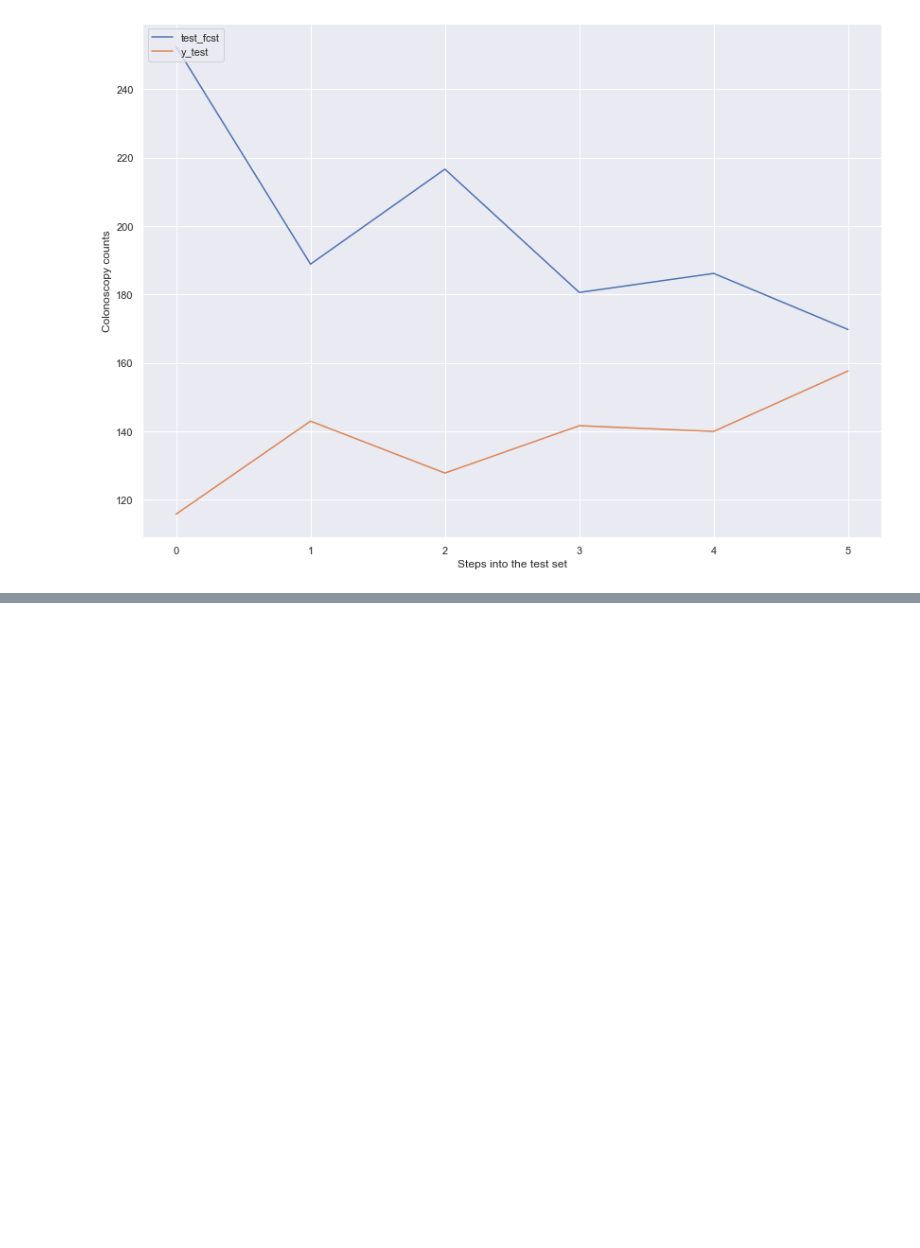
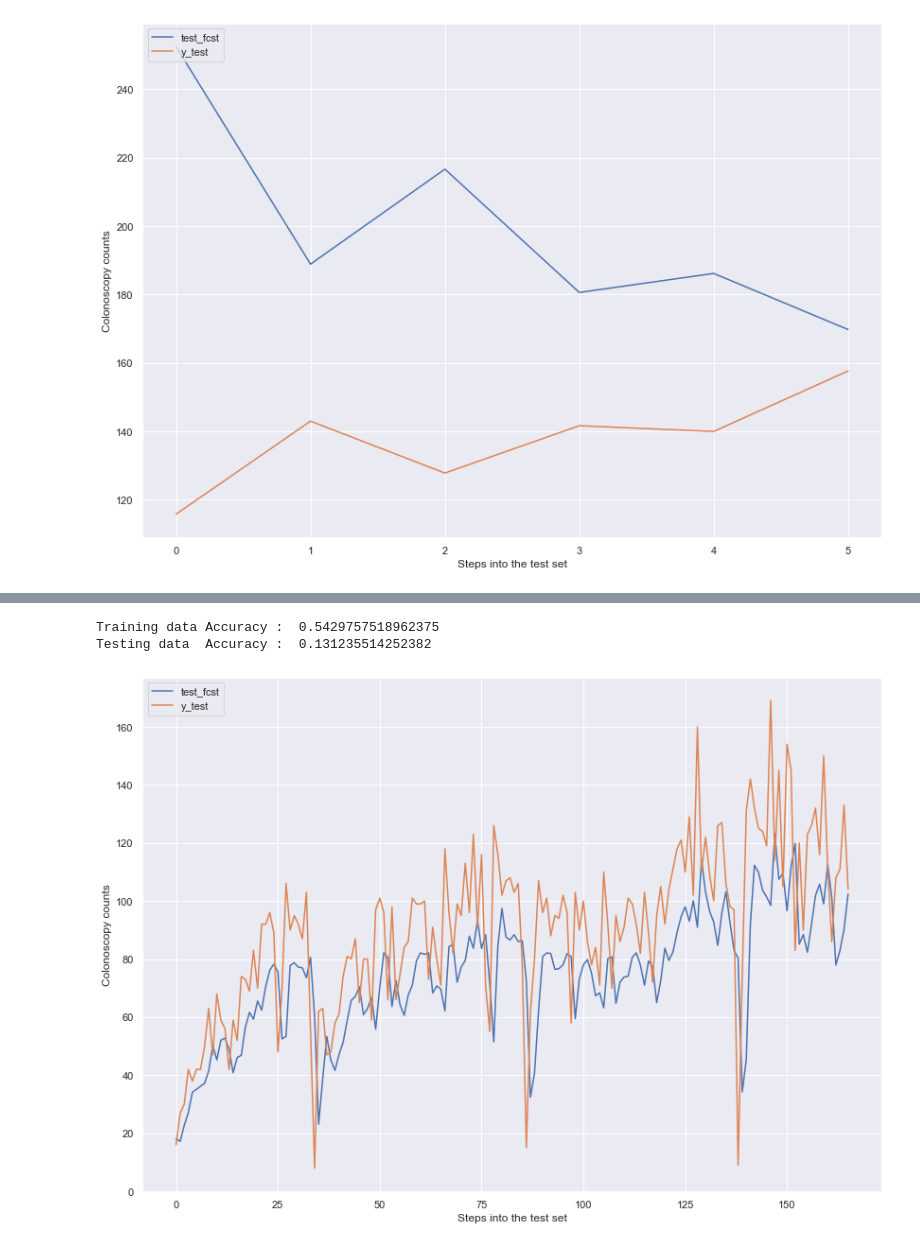
Before and after one commit to raku43/MScDACapstone, a Jupyter notebook: MScDA_Capstone.ipynb, the cells around one changed output, grey strips where cells are left out. Cells and saved outputs as stored; diff of their text form; code cells hidden in the pictures; blank space fills up the shorter version.

```diff
--- a/MScDA_Capstone.ipynb
+++ b/MScDA_Capstone.ipynb
@@ -2266,0 +2381,4 @@ Mean Test accuracy :  -8.607746362886553
+# %%
+# Create X and y objects
+X = df_timeseriesWD[['Counts_l1','Counts_l2']].values
+y = df_timeseriesWD['Counts'].values
@@ -2266,0 +2388,38 @@ Mean Test accuracy :  -8.607746362886553
+# %%
+
+
+#Feature scalingmap
+from sklearn.preprocessing import StandardScaler
+sc = StandardScaler()
+X_train = sc.fit_transform(X_train)
+X_test = sc.fit_transform(X_test)
+
+# Fit model
+my_lm = LinearRegression()
+my_lm.fit(X = X_train, y = y_train)
+
+train_fcst = my_lm.predict(X_train)
+test_fcst = my_lm.predict(X_test)
+
+# Store the R2 error into train_r2 and test_r2
+train_r2 = r2_score(y_train, train_fcst)
+test_r2 = r2_score(y_test, test_fcst)
+
+lr_train_r2=train_r2
+lr_test_r2=test_r2
+# Display the training and test score
+print("Training data Accuracy : ",train_r2)
+print("Testing data  Accuracy : ",test_r2)
+# Plot result
+plt.plot(list(test_fcst))
+plt.plot(list(y_test))
+#plt.title('Fig 3')
+plt.xlabel('Steps into the test set')
+plt.ylabel('Colonoscopy counts')
+plt.legend(['test_fcst', 'y_test'], loc='upper left')
+
+plt.show()
+# %% [output]
+Training data Accuracy :  0.5429757518962375
+Testing data  Accuracy :  0.131235514252382
+[figure, added]
```
Also changed, not shown: parts of 116 cells of this notebook.
